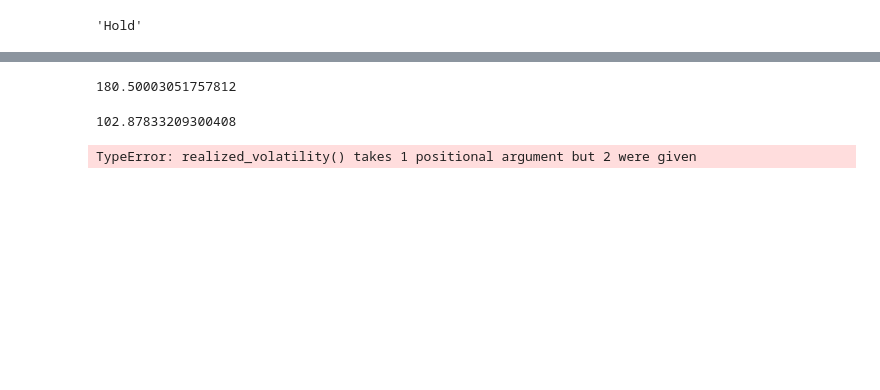
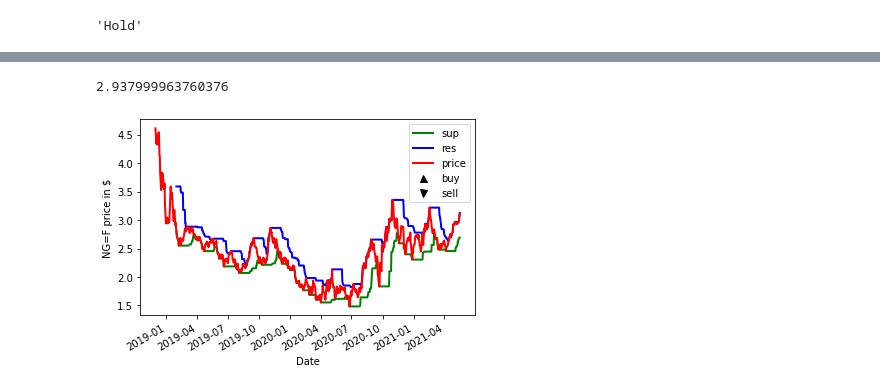
Before and after one commit to pjrenzov/Analyticae, a Jupyter notebook: trails.ipynb, the cells around one changed output, grey strips where cells are left out. Drawn from its saved outputs; the diff is of its cells as text; code cells hidden in the pictures; blank space fills up the shorter version.

```diff
--- a/trails.ipynb
+++ b/trails.ipynb
@@ -58,8 +57,0 @@ buy.makePortfolio()
-# %%
-buy.profit()
-# %% [output]
-180.50003051757812
-# %%
-buy.percentageReturn()
-# %% [output]
-102.87833209300408
@@ -72,4 +58,21 @@ def realized_volatility(x):
-# %%
-buy.RV()
-# %% [output]
-TypeError: realized_volatility() takes 1 positional argument but 2 were given
+# %%
+bhel.stock_data.loc['2021-05-05 00:00:00','Adj Close']
+# %% [output]
+2.937999963760376
+# %%
+import matplotlib.pyplot as plt
+fig = plt.figure()
+ax1 = fig.add_subplot(111, ylabel=symbol +' price in $')
+stock_signal['sup'].plot(ax=ax1, color='g', lw=2.)
+stock_signal['res'].plot(ax=ax1, color='b', lw=2.)
+stock_signal['price'].plot(ax=ax1, color='r', lw=2.)
+ax1.plot(stock_signal.loc[stock_signal.positions == 1.0].index,
+      stock_signal.price[stock_signal.positions == 1.0],
+      '^', markersize=7, color='k',label='buy')
+ax1.plot(stock_signal.loc[stock_signal.positions == -1.0].index,
+      stock_signal.price[stock_signal.positions == -1.0],
+      'v', markersize=7, color='k',label='sell')
+plt.legend()
+plt.show()
+# %% [output]
+[figure, added]
```
Also changed, not shown: parts of 19 cells of this notebook, 2 other files.
